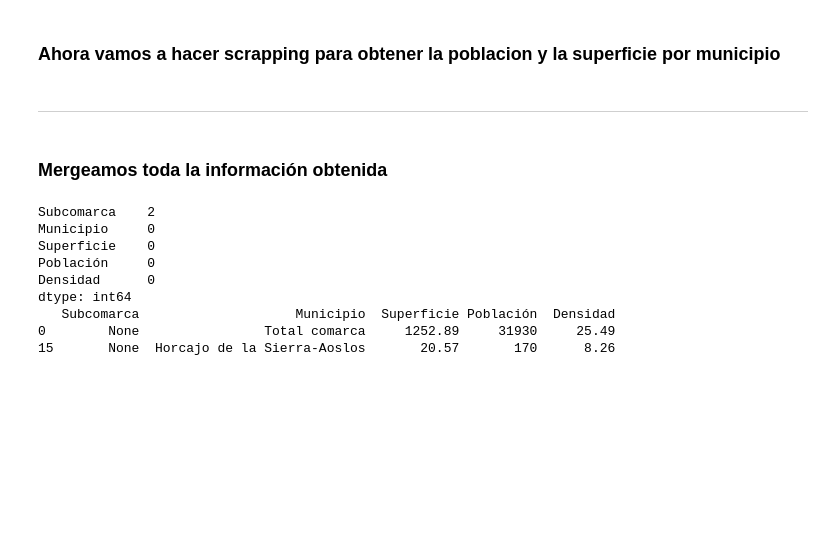
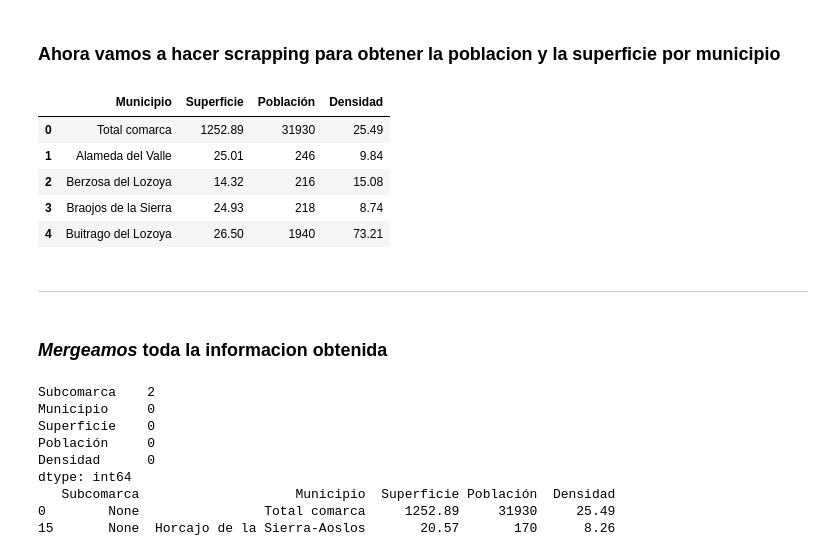
Before and after one commit to cejassa/proyecto_final_NLP, a Jupyter notebook: notebooks/Scrapping.ipynb, the cells around one changed output. Saved outputs shown, nothing was run; the diff lists cells and outputs as text; code cells hidden in the pictures; blank space fills up the shorter version.

```diff
--- a/notebooks/Scrapping.ipynb
+++ b/notebooks/Scrapping.ipynb
@@ -44,22 +52,30 @@ df_subcomarcas.to_csv('./csv/Subcomarcas.csv', encoding='latin1')
 # %%
 # Elemento que contiene la tabla
 table = pagina.find('table', class_='wikitable sortable')
 
 # Pasamos la tabla a dataframe
 df_habitantes = pd.read_html(str(table), thousands='.', decimal= ',')[0]
 
 # Tenemos que preparar y quitar errores que haya en el dataframe
 df_habitantes['Población'] = df_habitantes['Población'].str.split().str.join('')
 
 # Columna densidad de poblacion por municipio
 df_habitantes['Densidad'] = round(df_habitantes['Población'].astype(np.number) / df_habitantes['Superficie'].astype(np.number), 2)
 
 # Lo guardamos como csv
 df_habitantes.to_csv('./csv/Habitantes.csv', encoding='latin1')
+df_habitantes.head()
+# %% [output]
+|  | Municipio | Superficie | Población | Densidad |
+| 0 | Total comarca | 1252.89 | 31930 | 25.49 |
+| 1 | Alameda del Valle | 25.01 | 246 | 9.84 |
+| 2 | Berzosa del Lozoya | 14.32 | 216 | 15.08 |
+| 3 | Braojos de la Sierra | 24.93 | 218 | 8.74 |
+| 4 | Buitrago del Lozoya | 26.50 | 1940 | 73.21 |
 # %% [markdown]
 ---
 # %% [markdown]
-### Mergeamos toda la información obtenida
+### *Mergeamos* toda la informacion obtenida
 # %%
 # Esta funcion nos permite encontrar a que subcomarca pertenece cada municipio
 def subcomarca_municipio(municipio, dic):
```
Also changed, not shown: parts of 13 cells of this notebook, 4 other files.
